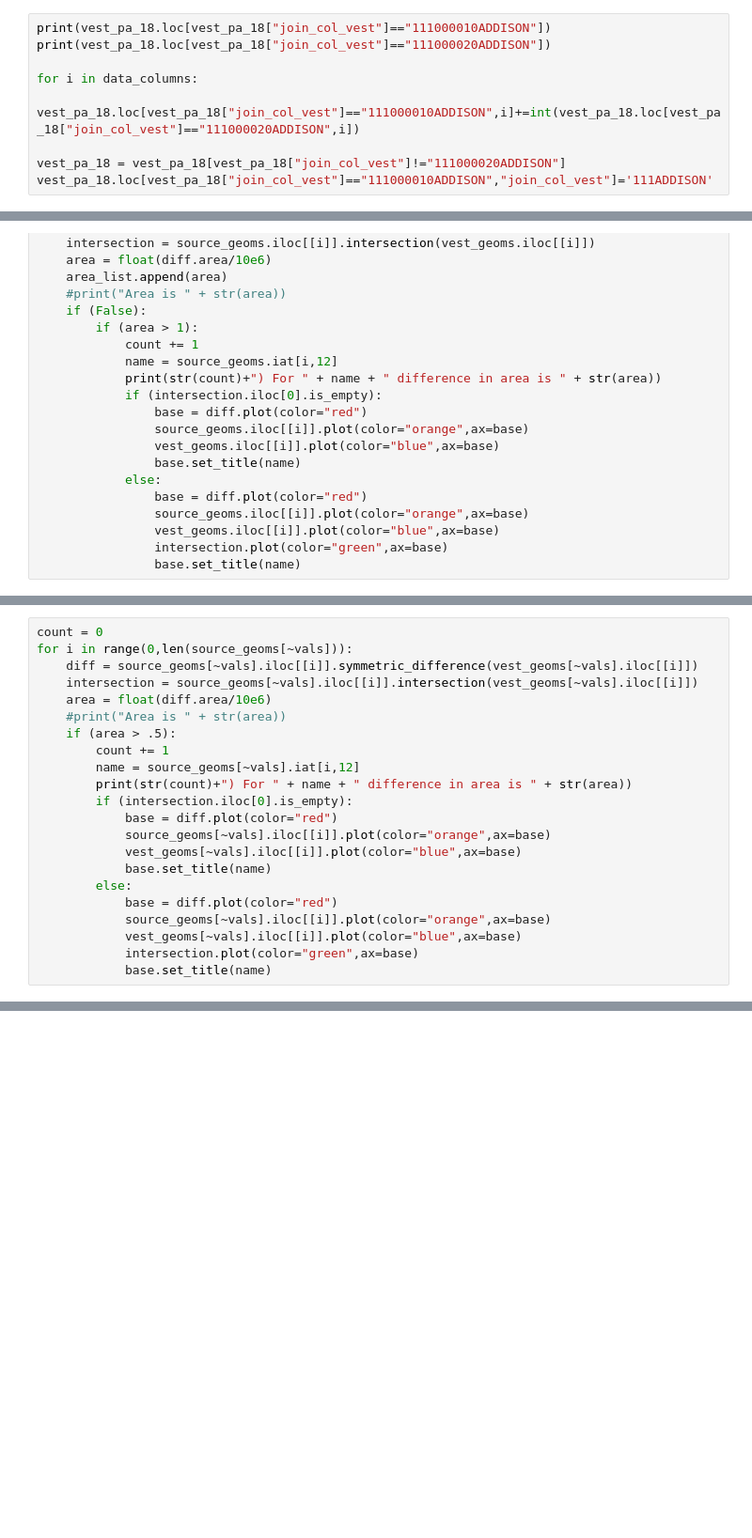
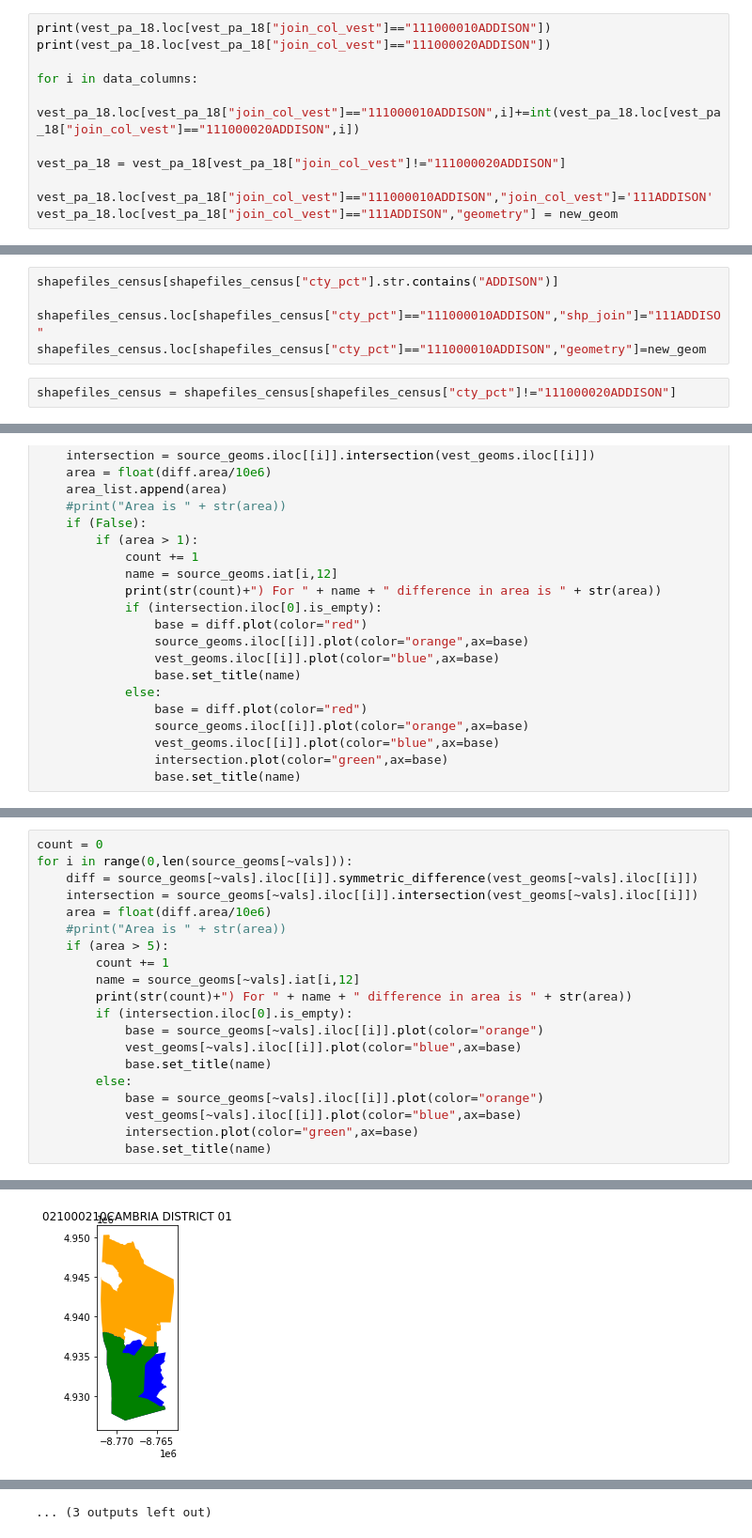
Before and after one commit to nonpartisan-redistricting-datahub/pdv-pa, a Jupyter notebook: vest-pa-2018/VEST_PA_18_replication.ipynb, the cells around one changed output, grey strips where cells are left out. Shown at 94% size. Drawn from its saved outputs; the diff is of its cells as text; blank space fills up the shorter version.

```diff
--- a/vest-pa-2018/VEST_PA_18_replication.ipynb
+++ b/vest-pa-2018/VEST_PA_18_replication.ipynb
@@ -546,7 +545,9 @@ for i in data_columns:
     vest_pa_18.loc[vest_pa_18["join_col_vest"]=="111000010ADDISON",i]+=int(vest_pa_18.loc[vest_pa_18["join_col_vest"]=="111000020ADDISON",i])
 
 vest_pa_18 = vest_pa_18[vest_pa_18["join_col_vest"]!="111000020ADDISON"]
+
 vest_pa_18.loc[vest_pa_18["join_col_vest"]=="111000010ADDISON","join_col_vest"]='111ADDISON'
+vest_pa_18.loc[vest_pa_18["join_col_vest"]=="111ADDISON","geometry"] = new_geom
 # %% [output]
      STATEFP COUNTYFP   VTDST     NAME  G18USSDCAS  G18USSRBAR  G18USSLKER  \
 5645      42      111  000010  ADDISON         110         233           5
@@ -879,0 +1128,7 @@ shapefiles_census.loc[(shapefiles_census["VTDST"]=="000245") & (shapefiles_censu
+# %%
+shapefiles_census[shapefiles_census["cty_pct"].str.contains("ADDISON")]
+
+shapefiles_census.loc[shapefiles_census["cty_pct"]=="111000010ADDISON","shp_join"]="111ADDISO"
+shapefiles_census.loc[shapefiles_census["cty_pct"]=="111000010ADDISON","geometry"]=new_geom
+# %%
+shapefiles_census = shapefiles_census[shapefiles_census["cty_pct"]!="111000020ADDISON"]
@@ -969,18 +1299,17 @@ for i in range(0,len(source_geoms[~vals])):
     intersection = source_geoms[~vals].iloc[[i]].intersection(vest_geoms[~vals].iloc[[i]])
     area = float(diff.area/10e6)
     #print("Area is " + str(area))
-    if (area > .5):
+    if (area > 5):
         count += 1
         name = source_geoms[~vals].iat[i,12]
         print(str(count)+") For " + name + " difference in area is " + str(area))
         if (intersection.iloc[0].is_empty):
-            base = diff.plot(color="red")
-            source_geoms[~vals].iloc[[i]].plot(color="orange",ax=base)
+            base = source_geoms[~vals].iloc[[i]].plot(color="orange")
             vest_geoms[~vals].iloc[[i]].plot(color="blue",ax=base)
             base.set_title(name)
         else:
-            base = diff.plot(color="red")
-            source_geoms[~vals].iloc[[i]].plot(color="orange",ax=base)
+            base = source_geoms[~vals].iloc[[i]].plot(color="orange")
             vest_geoms[~vals].iloc[[i]].plot(color="blue",ax=base)
             intersection.plot(color="green",ax=base)
             base.set_title(name)
+# %% [output]
@@ -986,0 +1330 @@ for i in range(0,len(source_geoms[~vals])):
+[figure, added]
@@ -986,0 +1341 @@ for i in range(0,len(source_geoms[~vals])):
+... (3 outputs left out)
```
Also changed, not shown: parts of 61 cells of this notebook.
